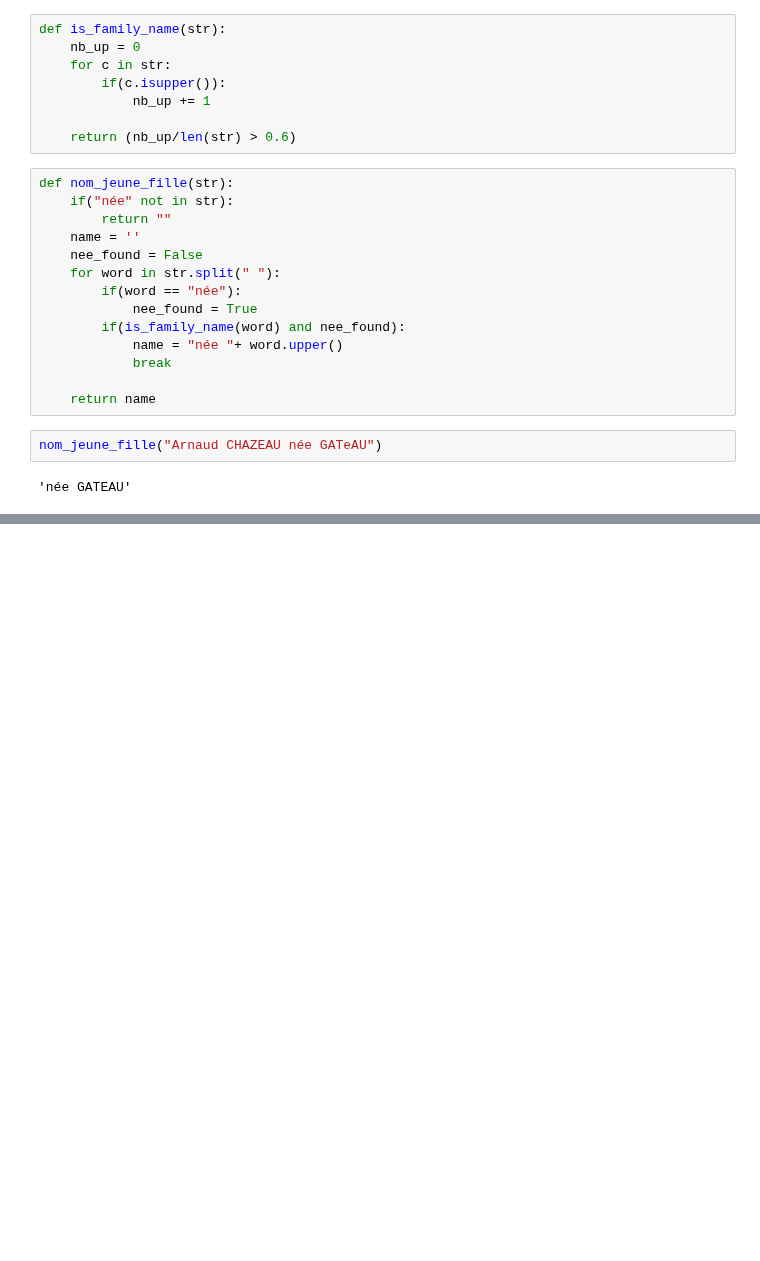
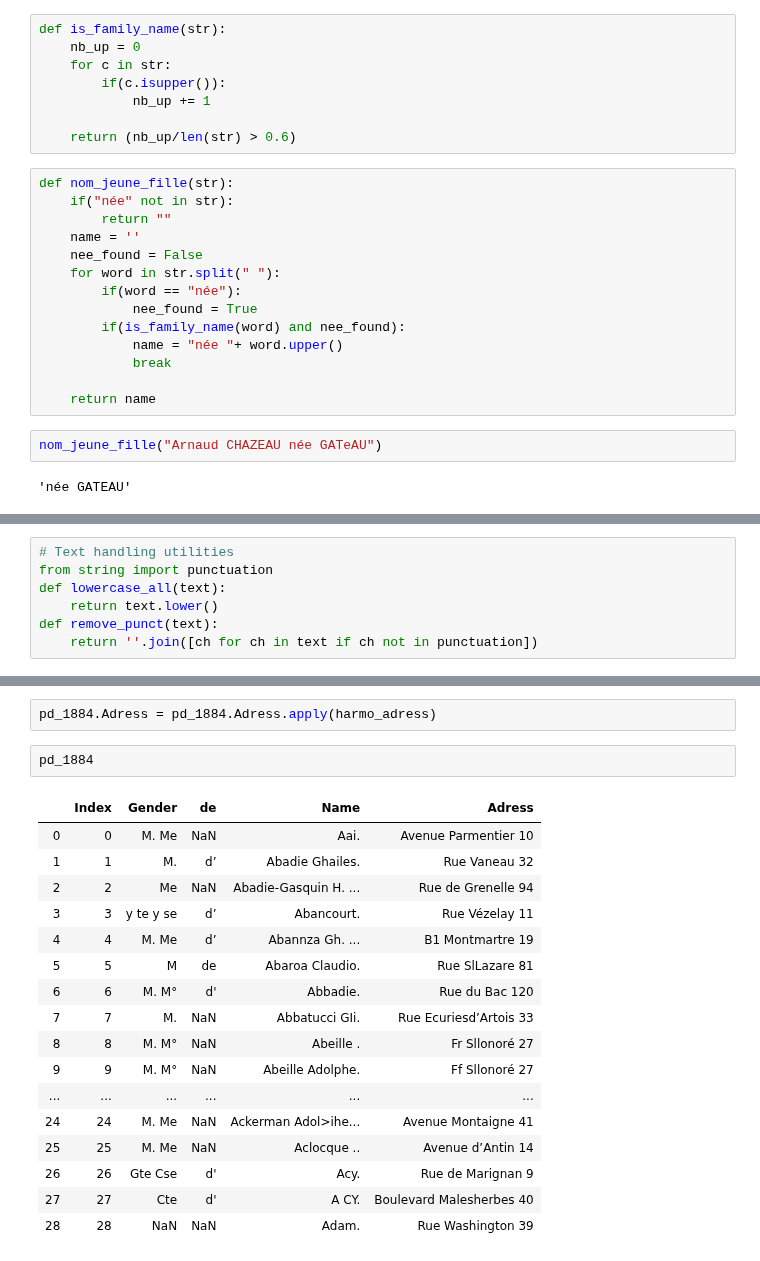
Before and after one commit to AndreaScalisi/FDH, a Jupyter notebook: parser_andrea.ipynb, the cells around one changed output, grey strips where cells are left out. Saved outputs shown, nothing was run; the diff lists cells and outputs as text; blank space fills up the shorter version.

```diff
--- a/parser_andrea.ipynb
+++ b/parser_andrea.ipynb
@@ -76,0 +133,7 @@ nom_jeune_fille("Arnaud CHAZEAU née GATeAU")
+# %%
+# Text handling utilities
+from string import punctuation
+def lowercase_all(text):
+    return text.lower()
+def remove_punct(text):
+    return ''.join([ch for ch in text if ch not in punctuation])
@@ -76,0 +155,22 @@ nom_jeune_fille("Arnaud CHAZEAU née GATeAU")
+# %%
+pd_1884.Adress = pd_1884.Adress.apply(harmo_adress)
+# %%
+pd_1884
+# %% [output]
+|  | Index | Gender | de | Name | Adress |
+| 0 | 0 | M. Me | NaN | Aai. | Avenue Parmentier 10 |
+| 1 | 1 | M. | d’ | Abadie Ghailes. | Rue Vaneau 32 |
+| 2 | 2 | Me | NaN | Abadie-Gasquin H. ... | Rue de Grenelle 94 |
+| 3 | 3 | y te y se | d’ | Abancourt. | Rue Vézelay 11 |
+| 4 | 4 | M. Me | d’ | Abannza Gh. ... | B1 Montmartre 19 |
+| 5 | 5 | M | de | Abaroa Claudio. | Rue SlLazare 81 |
+| 6 | 6 | M. M° | d' | Abbadie. | Rue du Bac 120 |
+| 7 | 7 | M. | NaN | Abbatucci GIi. | Rue Ecuriesd’Artois 33 |
+| 8 | 8 | M. M° | NaN | Abeille . | Fr Sllonoré 27 |
+| 9 | 9 | M. M° | NaN | Abeille Adolphe. | Ff Sllonoré 27 |
+| ... | ... | ... | ... | ... | ... |
+| 24 | 24 | M. Me | NaN | Ackerman Adol>ihe... | Avenue Montaigne 41 |
+| 25 | 25 | M. Me | NaN | Aclocque .. | Avenue d’Antin 14 |
+| 26 | 26 | Gte Cse | d' | Acy. | Rue de Marignan 9 |
+| 27 | 27 | Cte | d' | A CY. | Boulevard Malesherbes 40 |
+| 28 | 28 | NaN | NaN | Adam. | Rue Washington 39 |
```
Also changed, not shown: parts of 11 cells of this notebook.
